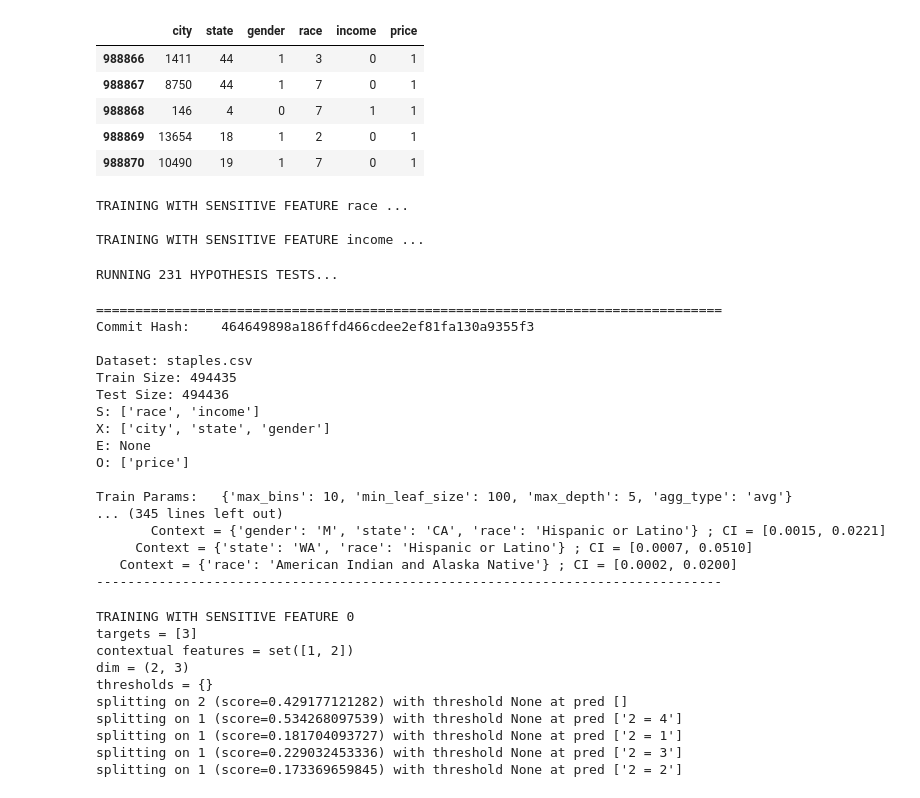
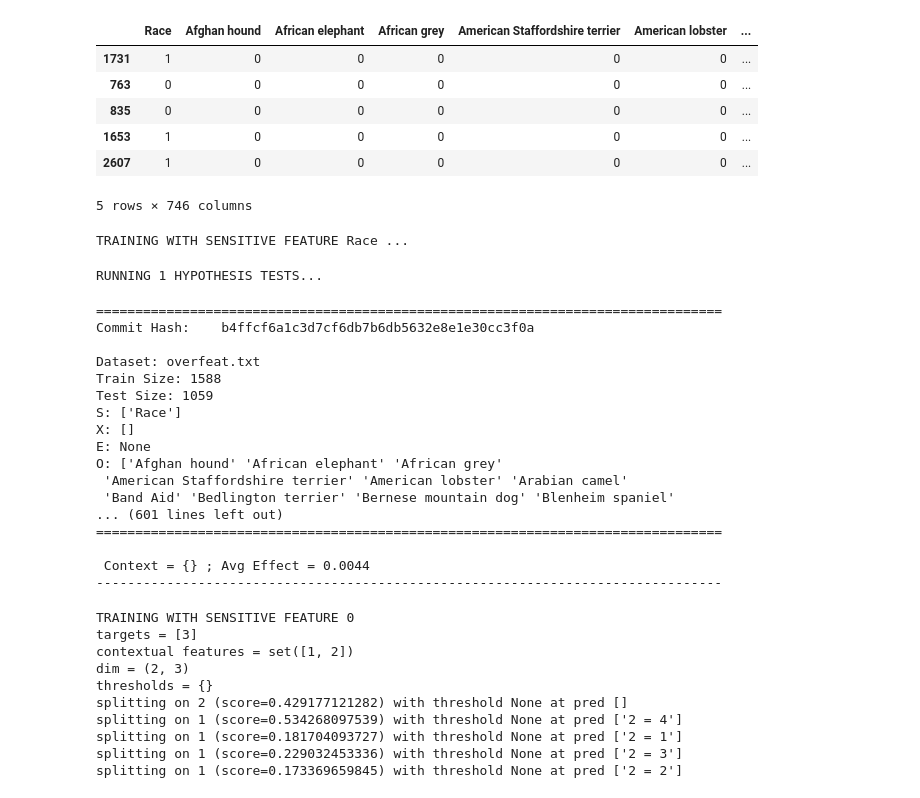
Before and after one commit to columbia/fairtest, a Jupyter notebook: src_new_api/test.ipynb, the cells around one changed output. Saved outputs shown, nothing was run; the diff lists cells and outputs as text; code cells hidden in the pictures.

```diff
--- a/src_new_api/test.ipynb
+++ b/src_new_api/test.ipynb
@@ -44,9 +44,11 @@ data['race'] = map(lambda x: 'Asian' if 'Asian' in x else 'Indian' if 'Indian' i
 
 #data['hours-per-week'] = map(lambda x: '≥40' if x>=40 else '<40', data['hours-per-week'])
 TARGET = 'income'
-SENS = ['sex', 'race']
+#SENS = ['sex', 'race']
+SENS = ['sex']
 EXPL = []
 '''
+
 '''
 dataname = 'medical.csv'
 data = pd.read_csv(
@@ -67,6 +69,7 @@ SENS = ['Age']
 EXPL = []
 '''
 '''
+dataname = 'medical'
 data = pd.read_csv(
             '../data/medical/predictions_reg_25.csv',
             header=0,
@@ -78,6 +81,7 @@ TARGET = 'Error'
 SENS = ['Age']
 EXPL = []
 '''
+
 '''
 dataname = 'berkeley.csv'
 data = pd.read_csv(
@@ -107,83 +111,87 @@ SENS = ['income', 'race']
 EXPL = []
 '''
 
-'''
 dataname = 'overfeat.txt'
 data = pd.read_csv(
             #'../data/images/lfw_black-white.txt',
             '../data/images/overfeat_raw.txt',
             header=0,
             sep=r'\s*\t\s*',
             engine='python',
             na_values="?")
 TARGET = 'Labels'
 SENS = ['Race']
 EXPL = []
 labeled_data = map(lambda s: ast.literal_eval(s), data[TARGET])
+for l in labeled_data:
+    assert len(l) == 5
 label_encoder = preprocessing.MultiLabelBinarizer()
 labeled_data = label_encoder.fit_transform(labeled_data)
 labels = label_encoder.classes_
 df_labels = pd.DataFrame(labeled_data, columns=labels)
 data = pd.concat([data.drop(TARGET, axis=1), df_labels], axis=1)
 TARGET = labels.tolist()
+
 '''
-
 dataname = 'benchmark.csv'
 data = pd.read_csv(
             '../data/benchmark/benchmark.csv',
             header=0,
             sep=r'\s*,\s*',
             engine='python',
             na_values="?")
 TARGET = 'price'
-SENS = ['income', 'race']
+SENS = ['race']
 EXPL = []
+'''
 
 
 measures = {}
-exp = api2.Experiment(data, SENS, TARGET, EXPL, train_size=0.5, measures=measures, random_state=RANDOM_SEED)
-data.tail()
+exp = api2.Experiment(data, SENS, TARGET, EXPL, train_size=0.6, measures=measures, topk=50, random_state=RANDOM_SEED)
+exp.train_set.tail()
 # %% [output]
-|  | city | state | gender | race | income | price |
-| 988866 | 1411 | 44 | 1 | 3 | 0 | 1 |
-| 988867 | 8750 | 44 | 1 | 7 | 0 | 1 |
-| 988868 | 146 | 4 | 0 | 7 | 1 | 1 |
-| 988869 | 13654 | 18 | 1 | 2 | 0 | 1 |
-| 988870 | 10490 | 19 | 1 | 7 | 0 | 1 |
+|  | Race | Afghan hound | African elephant | African grey | American Staffordshire terrier | American lobster | ... |
+| 1731 | 1 | 0 | 0 | 0 | 0 | 0 | ... |
+| 763 | 0 | 0 | 0 | 0 | 0 | 0 | ... |
+| 835 | 0 | 0 | 0 | 0 | 0 | 0 | ... |
+| 1653 | 1 | 0 | 0 | 0 | 0 | 0 | ... |
+| 2607 | 1 | 0 | 0 | 0 | 0 | 0 | ... |
+5 rows × 746 columns
 # %%
 imp.reload(fm)
 imp.reload(cat_tree)
+import cProfile
+
 exp.train()
 # %% [output]
-TRAINING WITH SENSITIVE FEATURE race ...
-
-TRAINING WITH SENSITIVE FEATURE income ...
+TRAINING WITH SENSITIVE FEATURE Race ...
 # %%
 imp.reload(multitest)
 imp.reload(fm)
+
 exp.test(approx_stats=False, prune_insignificant=True)
 # %% [output]
-RUNNING 231 HYPOTHESIS TESTS...
+RUNNING 1 HYPOTHESIS TESTS...
 # %%
 imp.reload(display)
 exp.report(dataname, None, filter_by='better_than_ancestors', sort_by='effect')
 # %% [output]
 ================================================================================
-Commit Hash:    464649898a186ffd466cdee2ef81fa130a9355f3
+Commit Hash:    b4ffcf6a1c3d7cf6db7b6db5632e8e1e30cc3f0a
 
-Dataset: staples.csv
-Train Size: 494435
-Test Size: 494436
-S: ['race', 'income']
-X: ['city', 'state', 'gender']
+Dataset: overfeat.txt
+Train Size: 1588
+Test Size: 1059
+S: ['Race']
+X: []
 E: None
-O: ['price']
+O: ['Afghan hound' 'African elephant' 'African grey'
+ 'American Staffordshire terrier' 'American lobster' 'Arabian camel'
+ 'Band Aid' 'Bedlington terrier' 'Bernese mountain dog' 'Blenheim spaniel'
+... (601 lines left out)
+================================================================================
 
-Train Params:   {'max_bins': 10, 'min_leaf_size': 100, 'max_depth': 5, 'agg_type': 'avg'}
-... (345 lines left out)
-       Context = {'gender': 'M', 'state': 'CA', 'race': 'Hispanic or Latino'} ; CI = [0.0015, 0.0221]
-     Context = {'state': 'WA', 'race': 'Hispanic or Latino'} ; CI = [0.0007, 0.0510]
-   Context = {'race': 'American Indian and Alaska Native'} ; CI = [0.0002, 0.0200]
+ Context = {} ; Avg Effect = 0.0044
 --------------------------------------------------------------------------------
 # %%
 imp.reload(api2)
```
Also changed, not shown: 8 other files.
